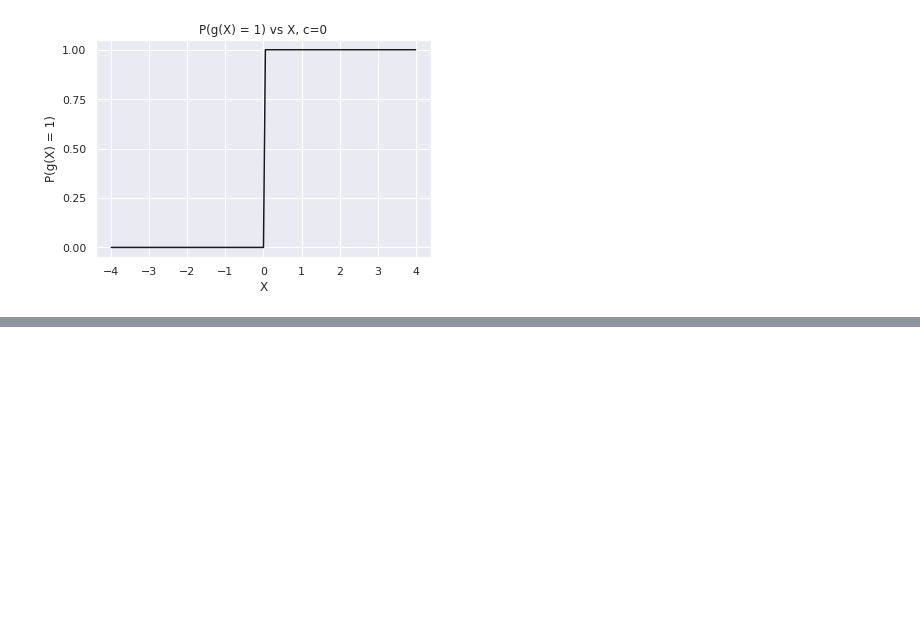
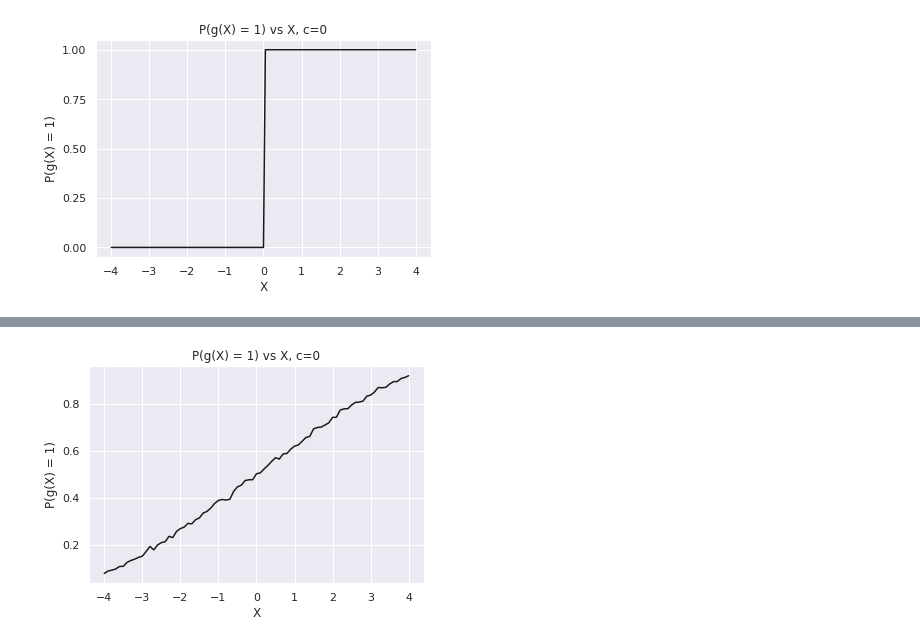
Before and after one commit to hhelm10/graphstats, a Jupyter notebook: experiments/vertex_classification_with_node_covariates/true_normal/two_class.ipynb, the cells around one changed output, grey strips where cells are left out. Saved outputs shown, nothing was run; the diff lists cells and outputs as text; code cells hidden in the pictures; blank space fills up the shorter version.

```diff
--- a/experiments/vertex_classification_with_node_covariates/true_normal/two_class.ipynb
+++ b/experiments/vertex_classification_with_node_covariates/true_normal/two_class.ipynb
@@ -176,15 +179,18 @@ for i, x in enumerate(tqdm(xs)):
         else:
             predictions_2[i, j] = 1
             class_1_count_2[i] += 1
-# %%
-fig, ax = plt.subplots(1,1)
-ax.plot(xs, norm.pdf(xs, Y0, 1), c = 'b', label='class 1')
-ax.plot(xs, norm.pdf(xs, Y1, 1), c = 'r', label='class 2')
-ax.legend(loc='upper left')
-ax2 = ax.twinx()  # instantiate a second axes that shares the same x-axis
-
-color = 'tab:green'
-ax2.set_ylabel('P(g(X) = 1)', color=color)  # we already handled the x-label with ax1
-ax2.plot(xs, class_1_count/M, color=color)
-ax2.tick_params(axis='y', labelcolor=color)
-ax.set_title('Class conditional densities of X and P(g(X) = 1), c=2')
+# %%
+fig, ax2 = plt.subplots(1,1)
+
+ax2.set_ylabel('P(g(X) = 1)')  # we already handled the x-label with ax1
+ax2.plot(xs, class_1_count_2/M, c='k')
+ax.set_title('Class conditional densities of X')
+ax2.set_title('P(g(X) = 1) vs X, c=0')
+ax2.set_xlabel('X')
+
+plt.locator_params(axis='y', nbins=5)
+plt.style.use('seaborn-deep')
+
+plt.savefig('conditional_classification_c2.png')
+# %% [output]
+[figure, added]
```
Also changed, not shown: parts of 4 cells of this notebook, 5 other files.
